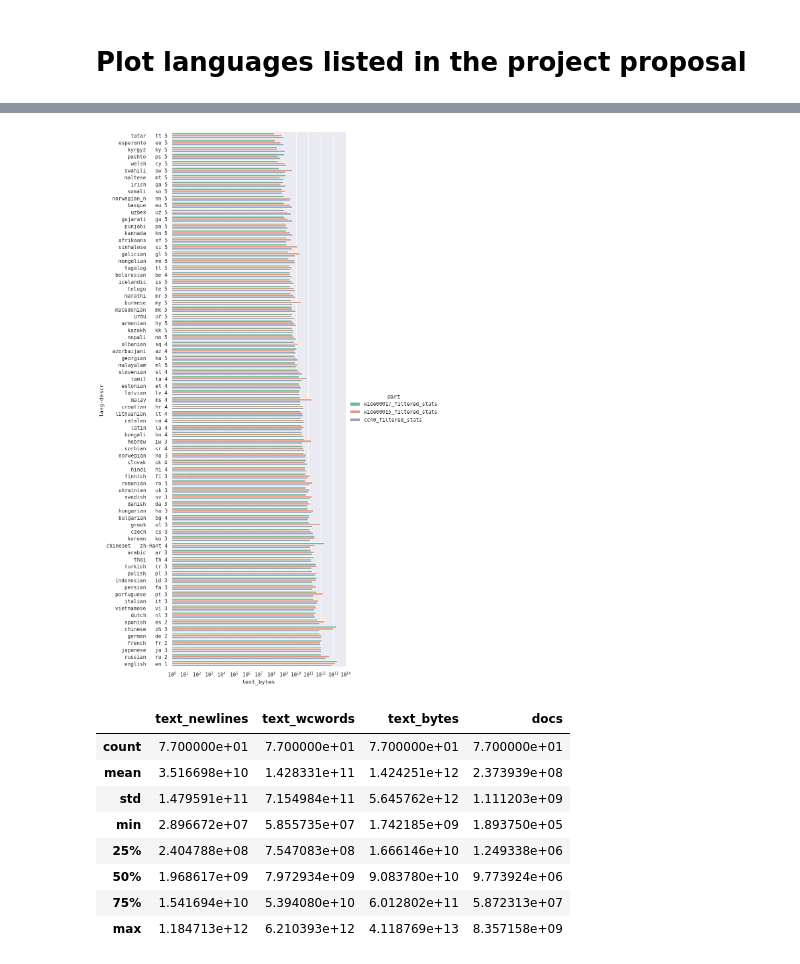
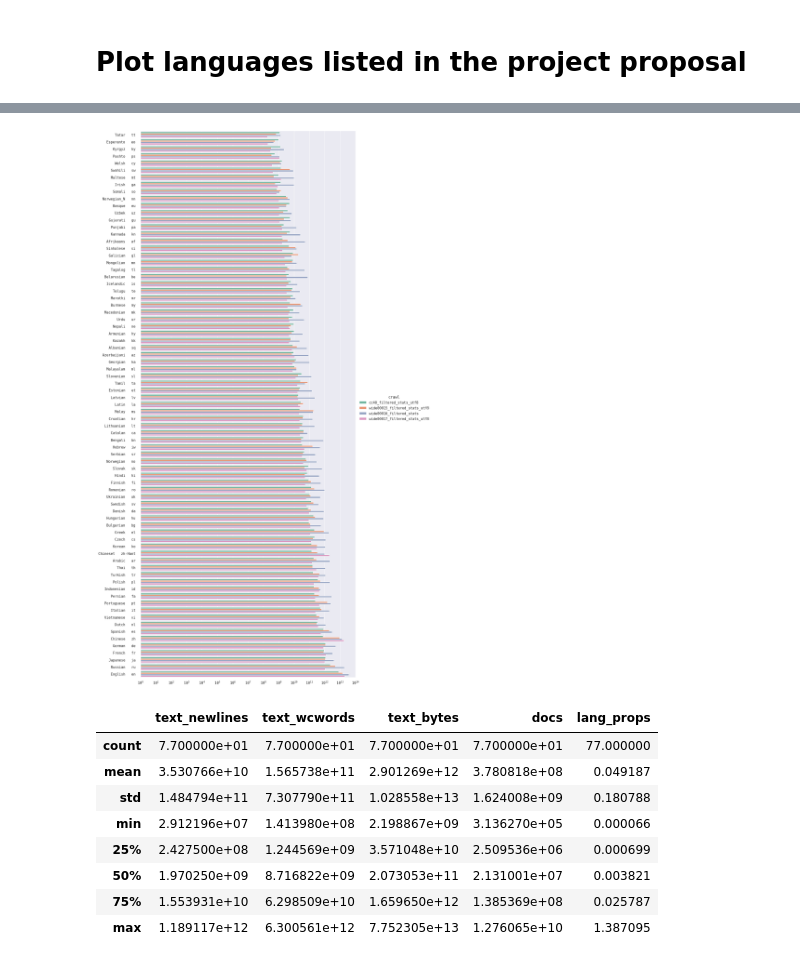
Before and after one commit to hplt-project/warc2text-runner, a Jupyter notebook: stats/lang-stats-comparison.ipynb, the cells around one changed output, grey strips where cells are left out. Saved outputs shown, nothing was run; the diff lists cells and outputs as text; code cells hidden in the pictures.

Commit message:
notebooks used to generate plots and tables in the report

```diff
--- a/stats/lang-stats-comparison.ipynb
+++ b/stats/lang-stats-comparison.ipynb
@@ -16,11 +16,12 @@ from pathlib import Path
 # %%
 def load_lang_stat(stats_dir):
     df = pd.read_csv(Path(stats_dir)/'stats.tsv', sep='\t')
-    df['part'] = str(stats_dir)
+    df['crawl'] = str(stats_dir)
     return df
 
 ldf = pd.concat((load_lang_stat(d)
-                 for d in Path('.').glob('*stats')
+                 for d in Path('.').glob('*filtered_stats*')
                 ), ignore_index=True)
+print(ldf.crawl.value_counts())
 ldf
 # %% [output]
@@ -88,16 +95,21 @@ ldf.sample(10)
 # %%
-def plot_langs(ldf, lang_col='lang-descr', stat_col='text_bytes', part_col='part', height=30, aspect=0.3,
-               logscale=True, xticks=[10**i for i in range(0,15)]):
+def plot_langs(ldf, lang_col='lang-descr', stat_col='text_bytes', part_col='crawl', height=30, aspect=0.3,
+               logscale=True, xticks=[10**i for i in range(0,15)], fpath=None):
     my_plot=sns.catplot(kind='bar',data=ldf, y=lang_col, x=stat_col, hue=part_col,
-                        palette='Set2',height=height, aspect=aspect)
+                        palette='Set2',height=height, aspect=aspect,
+                        hue_order=None if part_col is None else sorted(ldf[part_col].unique()))
     if logscale:
         plt.xscale('log')
+    plt.xlabel('')
+    plt.ylabel('')
 
     sns.set_theme(font = 'monospace')
     # _=plt.xticks(rotation=90)
     _=plt.xticks(ticks=xticks)
+    if fpath:
+        my_plot.savefig(fpath)
 # %%
-ldf['lang-descr'] = ldf.Name.fillna('?') + '   ' + ldf.lang
+ldf['lang-descr'] = ldf.Name.fillna('?').str.title() + '   ' + ldf.lang
 ldf=ldf.sort_values(by='text_bytes')
 plot_langs(ldf)
 # %% [output]
@@ -104,0 +117,2 @@ plot_langs(ldf)
+# %%
+ldf['lang_props'] = ldf.groupby(['crawl'])['text_bytes'].transform(lambda r: r/r.sum())
@@ -156,20 +171,21 @@ ldf[ldf.Name.str.contains('norwegian').fillna(False)]
 lang2set = lang2set.replace({'he':'iw', 'nb':'no'})
 # %%
 plot_df = ldf.merge(lang2set, on='lang', how='right')
-plot_df['lang-descr'] = plot_df.Name.fillna('?') + '   ' + plot_df.lang + ' ' + plot_df.set.astype(str)
+plot_df['lang-descr'] = plot_df.Name.fillna('?').str.title() + '   ' + plot_df.lang + ' ' #+ plot_df.set.astype(str)
 plot_df = plot_df.fillna(0.0).sort_values(by='text_bytes')
-plot_langs(plot_df, height=17, aspect=0.5)
+plot_langs(plot_df, height=25, aspect=0.5)
 # %% [output]
-[figure, old version]
+[figure, new version]
 # %%
-plot_df.groupby('lang').agg('sum').drop(columns=['set']).describe()
+gdf = plot_df.groupby('lang').agg('sum').drop(columns=['set'])
+gdf.describe()
 # %% [output]
-|  | text_newlines | text_wcwords | text_bytes | docs |
-| count | 7.700000e+01 | 7.700000e+01 | 7.700000e+01 | 7.700000e+01 |
-| mean | 3.516698e+10 | 1.428331e+11 | 1.424251e+12 | 2.373939e+08 |
-| std | 1.479591e+11 | 7.154984e+11 | 5.645762e+12 | 1.111203e+09 |
-| min | 2.896672e+07 | 5.855735e+07 | 1.742185e+09 | 1.893750e+05 |
-| 25% | 2.404788e+08 | 7.547083e+08 | 1.666146e+10 | 1.249338e+06 |
-| 50% | 1.968617e+09 | 7.972934e+09 | 9.083780e+10 | 9.773924e+06 |
-| 75% | 1.541694e+10 | 5.394080e+10 | 6.012802e+11 | 5.872313e+07 |
-| max | 1.184713e+12 | 6.210393e+12 | 4.118769e+13 | 8.357158e+09 |
+|  | text_newlines | text_wcwords | text_bytes | docs | lang_props |
+| count | 7.700000e+01 | 7.700000e+01 | 7.700000e+01 | 7.700000e+01 | 77.000000 |
+| mean | 3.530766e+10 | 1.565738e+11 | 2.901269e+12 | 3.780818e+08 | 0.049187 |
+| std | 1.484794e+11 | 7.307790e+11 | 1.028558e+13 | 1.624008e+09 | 0.180788 |
+| min | 2.912196e+07 | 1.413980e+08 | 2.198867e+09 | 3.136270e+05 | 0.000066 |
+| 25% | 2.427500e+08 | 1.244569e+09 | 3.571048e+10 | 2.509536e+06 | 0.000699 |
+| 50% | 1.970250e+09 | 8.716822e+09 | 2.073053e+11 | 2.131001e+07 | 0.003821 |
+| 75% | 1.553931e+10 | 6.298509e+10 | 1.659650e+12 | 1.385369e+08 | 0.025787 |
+| max | 1.189117e+12 | 6.300561e+12 | 7.752305e+13 | 1.276065e+10 | 1.387095 |
```
Also changed, not shown: parts of 27 cells of this notebook, 1 other file.
